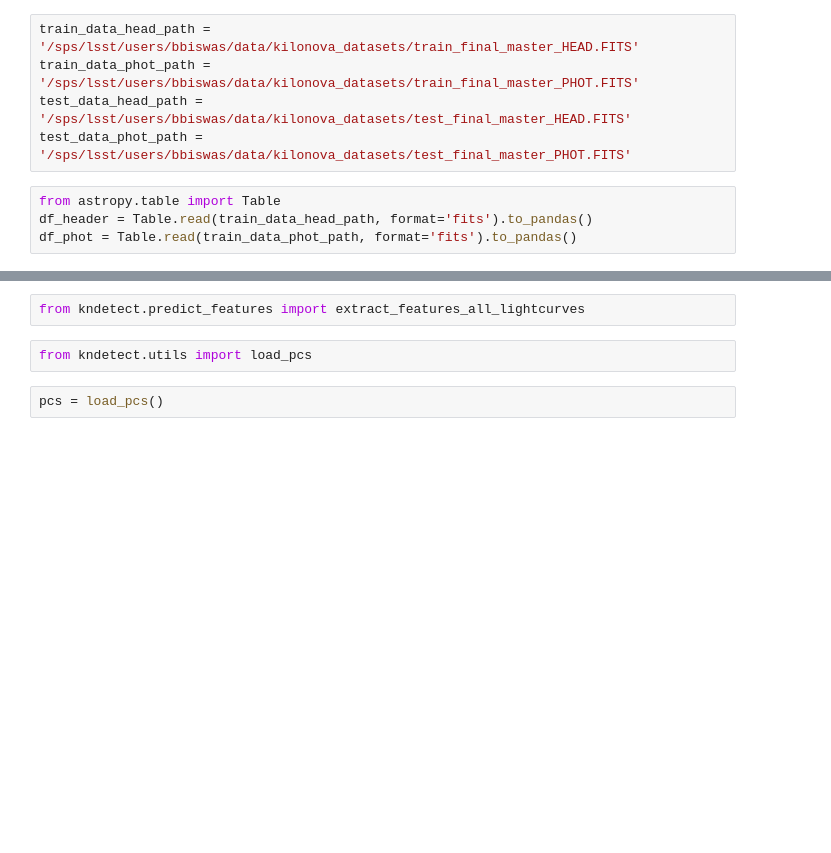
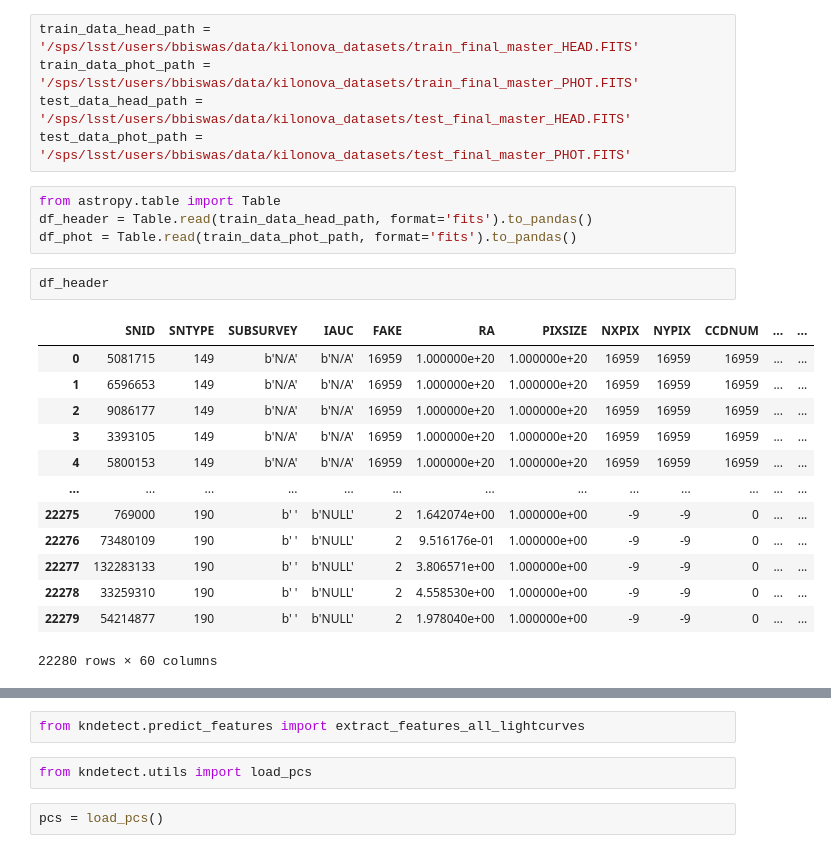
Before and after one commit to b-biswas/kndetect, a Jupyter notebook: notebooks/train_model.ipynb, the cells around one changed output, grey strips where cells are left out. Saved outputs shown, nothing was run; the diff lists cells and outputs as text; blank space fills up the shorter version.

```diff
--- a/notebooks/train_model.ipynb
+++ b/notebooks/train_model.ipynb
@@ -7,4 +7,20 @@ test_data_phot_path = '/sps/lsst/users/bbiswas/data/kilonova_datasets/test_final
 from astropy.table import Table
 df_header = Table.read(train_data_head_path, format='fits').to_pandas()
 df_phot = Table.read(train_data_phot_path, format='fits').to_pandas()
+# %%
+df_header
+# %% [output]
+|  | SNID | SNTYPE | SUBSURVEY | IAUC | FAKE | RA | PIXSIZE | NXPIX | NYPIX | CCDNUM | ... | ... |
+| 0 | 5081715 | 149 | b'N/A' | b'N/A' | 16959 | 1.000000e+20 | 1.000000e+20 | 16959 | 16959 | 16959 | ... | ... |
+| 1 | 6596653 | 149 | b'N/A' | b'N/A' | 16959 | 1.000000e+20 | 1.000000e+20 | 16959 | 16959 | 16959 | ... | ... |
+| 2 | 9086177 | 149 | b'N/A' | b'N/A' | 16959 | 1.000000e+20 | 1.000000e+20 | 16959 | 16959 | 16959 | ... | ... |
+| 3 | 3393105 | 149 | b'N/A' | b'N/A' | 16959 | 1.000000e+20 | 1.000000e+20 | 16959 | 16959 | 16959 | ... | ... |
+| 4 | 5800153 | 149 | b'N/A' | b'N/A' | 16959 | 1.000000e+20 | 1.000000e+20 | 16959 | 16959 | 16959 | ... | ... |
+| ... | ... | ... | ... | ... | ... | ... | ... | ... | ... | ... | ... | ... |
+| 22275 | 769000 | 190 | b' ' | b'NULL' | 2 | 1.642074e+00 | 1.000000e+00 | -9 | -9 | 0 | ... | ... |
+| 22276 | 73480109 | 190 | b' ' | b'NULL' | 2 | 9.516176e-01 | 1.000000e+00 | -9 | -9 | 0 | ... | ... |
+| 22277 | 132283133 | 190 | b' ' | b'NULL' | 2 | 3.806571e+00 | 1.000000e+00 | -9 | -9 | 0 | ... | ... |
+| 22278 | 33259310 | 190 | b' ' | b'NULL' | 2 | 4.558530e+00 | 1.000000e+00 | -9 | -9 | 0 | ... | ... |
+| 22279 | 54214877 | 190 | b' ' | b'NULL' | 2 | 1.978040e+00 | 1.000000e+00 | -9 | -9 | 0 | ... | ... |
+22280 rows × 60 columns
 # %%
```
Also changed, not shown: parts of 9 cells of this notebook, 2 other files.
